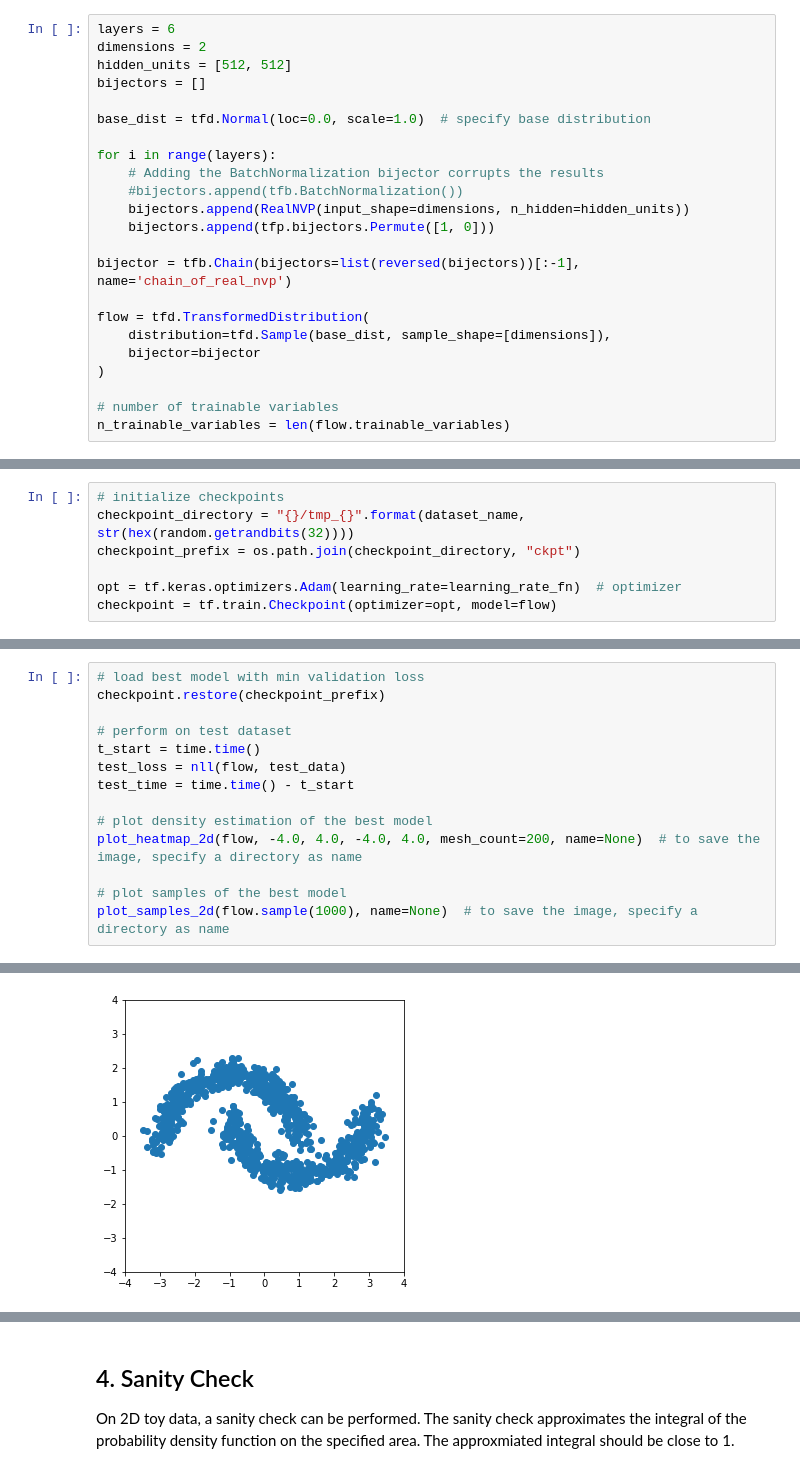
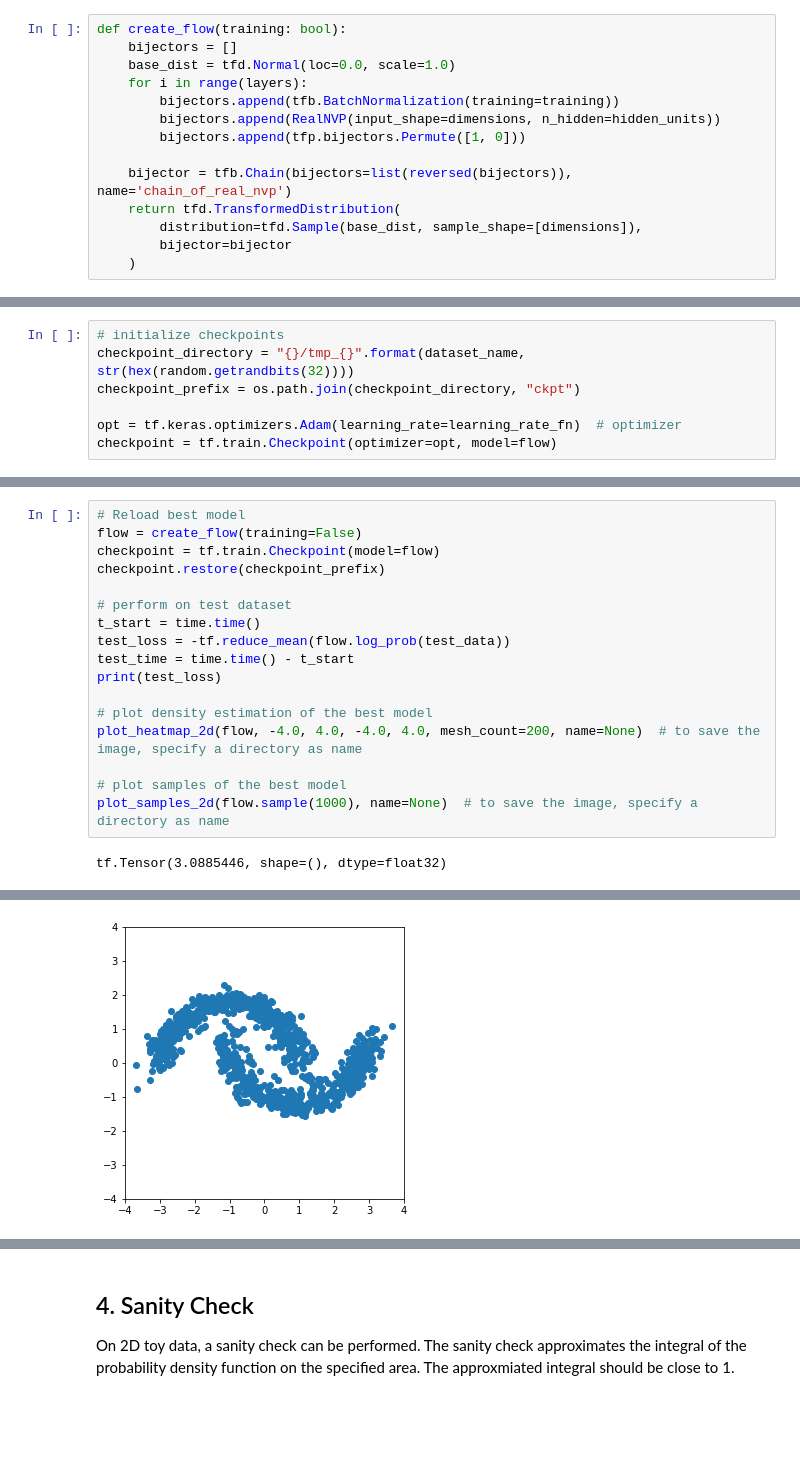
Before and after one commit to mmsbrggr/normalizing-flows, a Jupyter notebook: moons_training_rnvp.ipynb, the cells around one changed output, grey strips where cells are left out. Drawn from its saved outputs; the diff is of its cells as text; blank space fills up the shorter version.

Commit message:
fixed batchnorm for realnvp example

```diff
--- a/moons_training_rnvp.ipynb
+++ b/moons_training_rnvp.ipynb
@@ -58,23 +62,14 @@ plot_samples_2d(sample_batch)
 # %%
-layers = 6
-dimensions = 2
-hidden_units = [512, 512]
-bijectors = []
+def create_flow(training: bool):
+    bijectors = []
+    base_dist = tfd.Normal(loc=0.0, scale=1.0)
+    for i in range(layers):
+        bijectors.append(tfb.BatchNormalization(training=training))
+        bijectors.append(RealNVP(input_shape=dimensions, n_hidden=hidden_units))
+        bijectors.append(tfp.bijectors.Permute([1, 0]))
 
-base_dist = tfd.Normal(loc=0.0, scale=1.0)  # specify base distribution
-
-for i in range(layers):
-    # Adding the BatchNormalization bijector corrupts the results
-    #bijectors.append(tfb.BatchNormalization())
-    bijectors.append(RealNVP(input_shape=dimensions, n_hidden=hidden_units))
-    bijectors.append(tfp.bijectors.Permute([1, 0]))
-
-bijector = tfb.Chain(bijectors=list(reversed(bijectors))[:-1], name='chain_of_real_nvp')
-
-flow = tfd.TransformedDistribution(
-    distribution=tfd.Sample(base_dist, sample_shape=[dimensions]),
-    bijector=bijector
-)
-
-# number of trainable variables
-n_trainable_variables = len(flow.trainable_variables)
+    bijector = tfb.Chain(bijectors=list(reversed(bijectors)), name='chain_of_real_nvp')
+    return tfd.TransformedDistribution(
+        distribution=tfd.Sample(base_dist, sample_shape=[dimensions]),
+        bijector=bijector
+    )
@@ -159,11 +151,14 @@ train_time = time.time() - t_start
 # %%
-# load best model with min validation loss
+# Reload best model
+flow = create_flow(training=False)
+checkpoint = tf.train.Checkpoint(model=flow)
 checkpoint.restore(checkpoint_prefix)
 
 # perform on test dataset
 t_start = time.time()
-test_loss = nll(flow, test_data)
+test_loss = -tf.reduce_mean(flow.log_prob(test_data))
 test_time = time.time() - t_start
+print(test_loss)
 
 # plot density estimation of the best model
 plot_heatmap_2d(flow, -4.0, 4.0, -4.0, 4.0, mesh_count=200, name=None)  # to save the image, specify a directory as name
@@ -171,3 +166,4 @@ plot_heatmap_2d(flow, -4.0, 4.0, -4.0, 4.0, mesh_count=200, name=None)  # to sav
 # plot samples of the best model
 plot_samples_2d(flow.sample(1000), name=None)  # to save the image, specify a directory as name
 # %% [output]
+tf.Tensor(3.0885446, shape=(), dtype=float32)
@@ -175,4 +171,4 @@ plot_samples_2d(flow.sample(1000), name=None)  # to save the image, specify a di
-[figure, old version]
+[figure, new version]
 # %%
 # plot train and validation loss curve
 plt.plot(global_step, train_losses, label="train loss")
```
Also changed, not shown: parts of 9 cells of this notebook.
